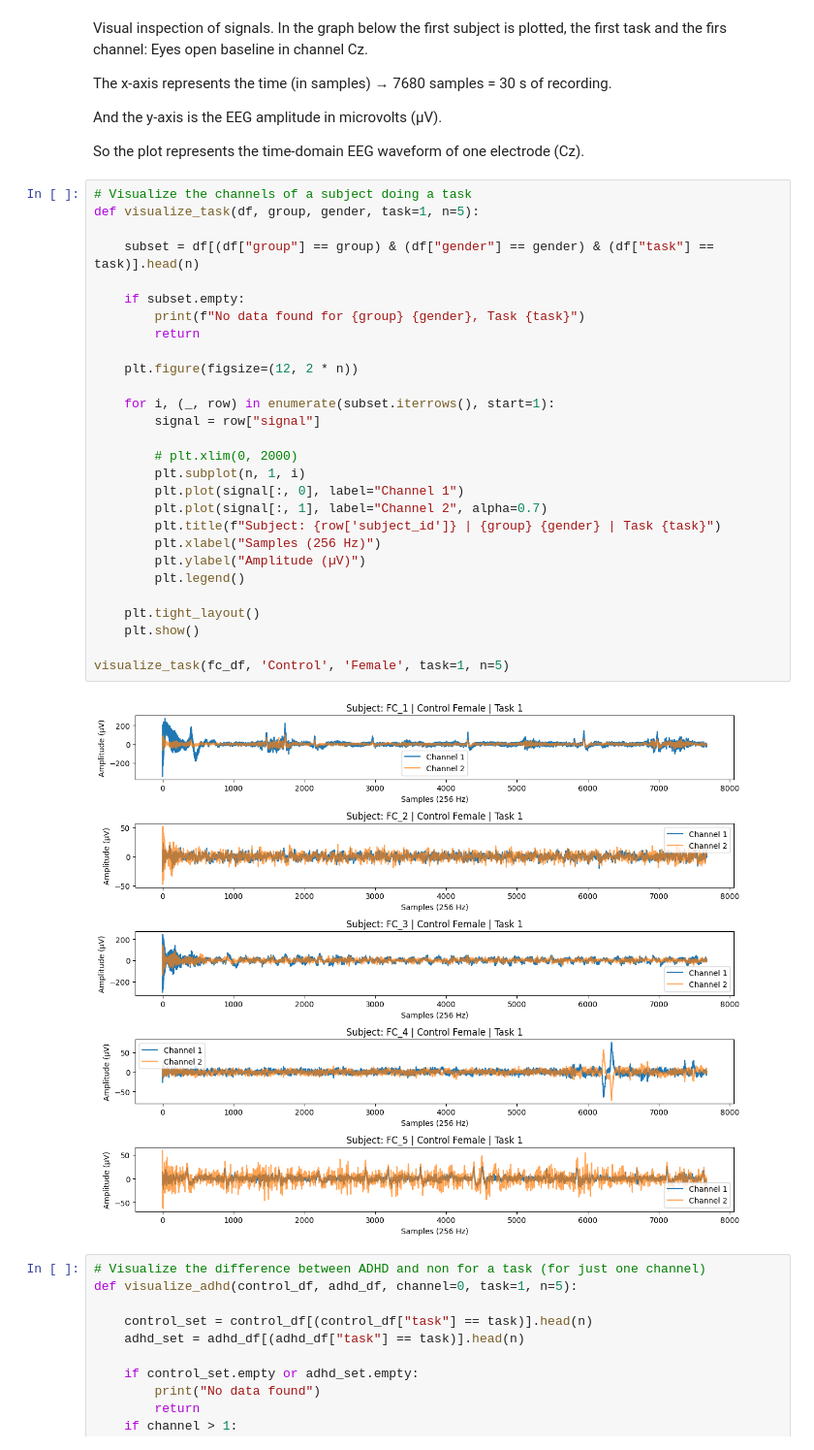
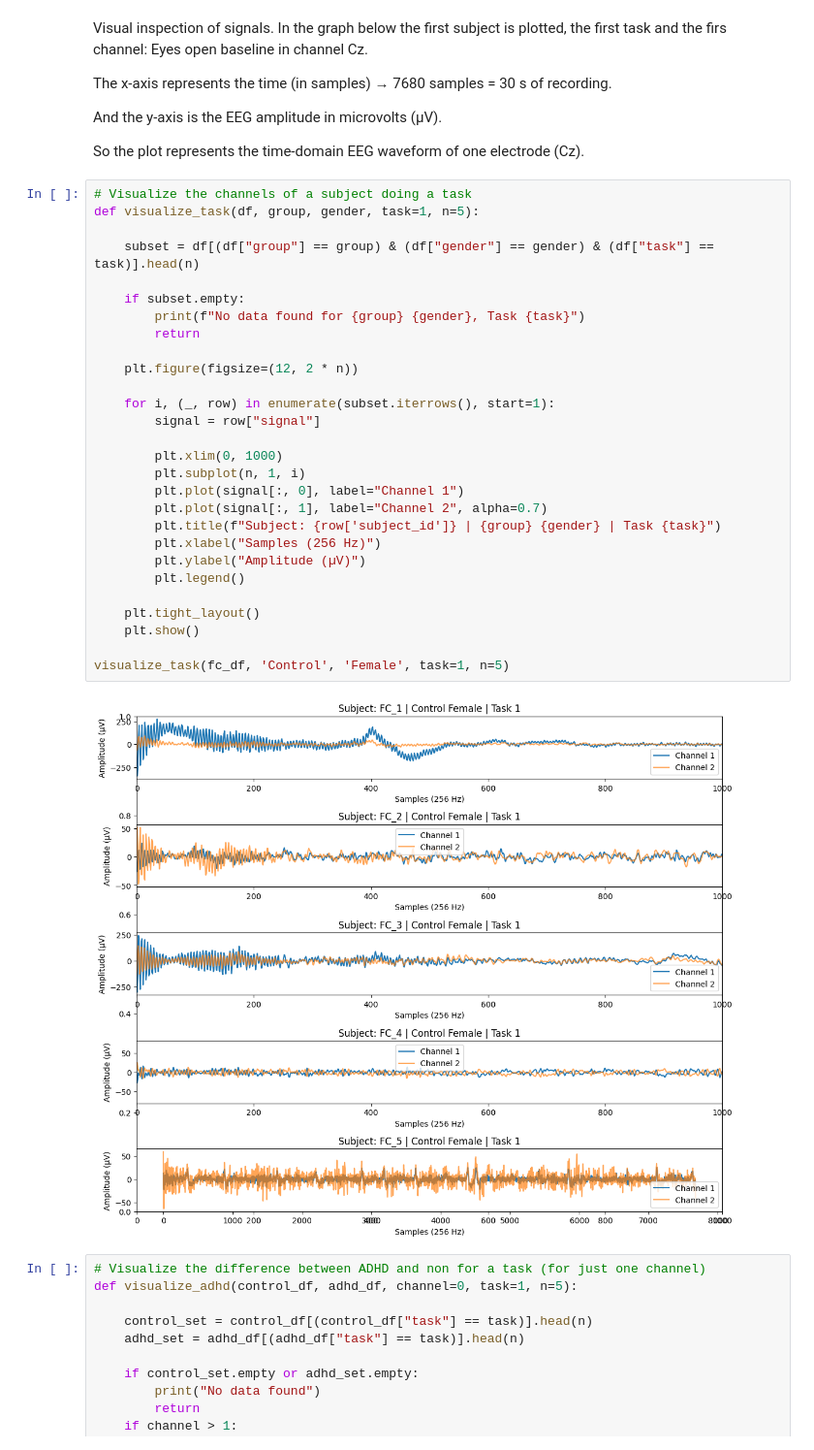
Before and after one commit to iomullony/ADHD-Predictor, a Jupyter notebook: main.ipynb, the cells around one changed output. Shown at 97% size. Drawn from its saved outputs; the diff is of its cells as text.

```diff
--- a/main.ipynb
+++ b/main.ipynb
@@ -76,33 +76,33 @@ So the plot represents the time-domain EEG waveform of one electrode (Cz).
 # %%
 # Visualize the channels of a subject doing a task
 def visualize_task(df, group, gender, task=1, n=5):
 
     subset = df[(df["group"] == group) & (df["gender"] == gender) & (df["task"] == task)].head(n)
 
     if subset.empty:
         print(f"No data found for {group} {gender}, Task {task}")
         return
 
     plt.figure(figsize=(12, 2 * n))
 
     for i, (_, row) in enumerate(subset.iterrows(), start=1):
         signal = row["signal"]
 
-        # plt.xlim(0, 2000)
+        plt.xlim(0, 1000)
         plt.subplot(n, 1, i)
         plt.plot(signal[:, 0], label="Channel 1")
         plt.plot(signal[:, 1], label="Channel 2", alpha=0.7)
         plt.title(f"Subject: {row['subject_id']} | {group} {gender} | Task {task}")
         plt.xlabel("Samples (256 Hz)")
         plt.ylabel("Amplitude (µV)")
         plt.legend()
 
     plt.tight_layout()
     plt.show()
 
 visualize_task(fc_df, 'Control', 'Female', task=1, n=5)
 # %% [output]
-[figure, old version]
+[figure, new version]
 # %%
 # Visualize the difference between ADHD and non for a task (for just one channel)
 def visualize_adhd(control_df, adhd_df, channel=0, task=1, n=5):
```
Also changed, not shown: parts of 5 cells of this notebook, 8 other files.
